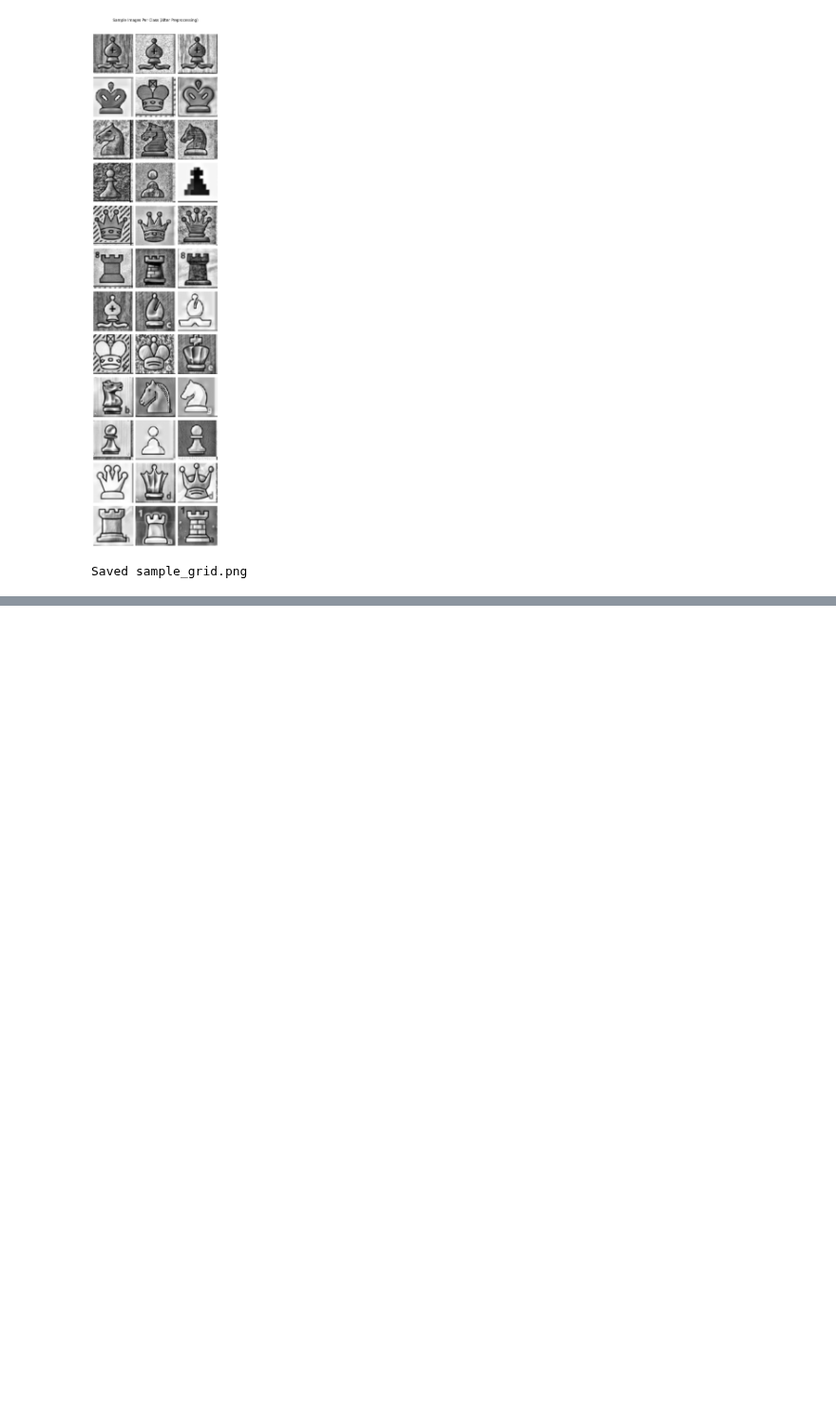
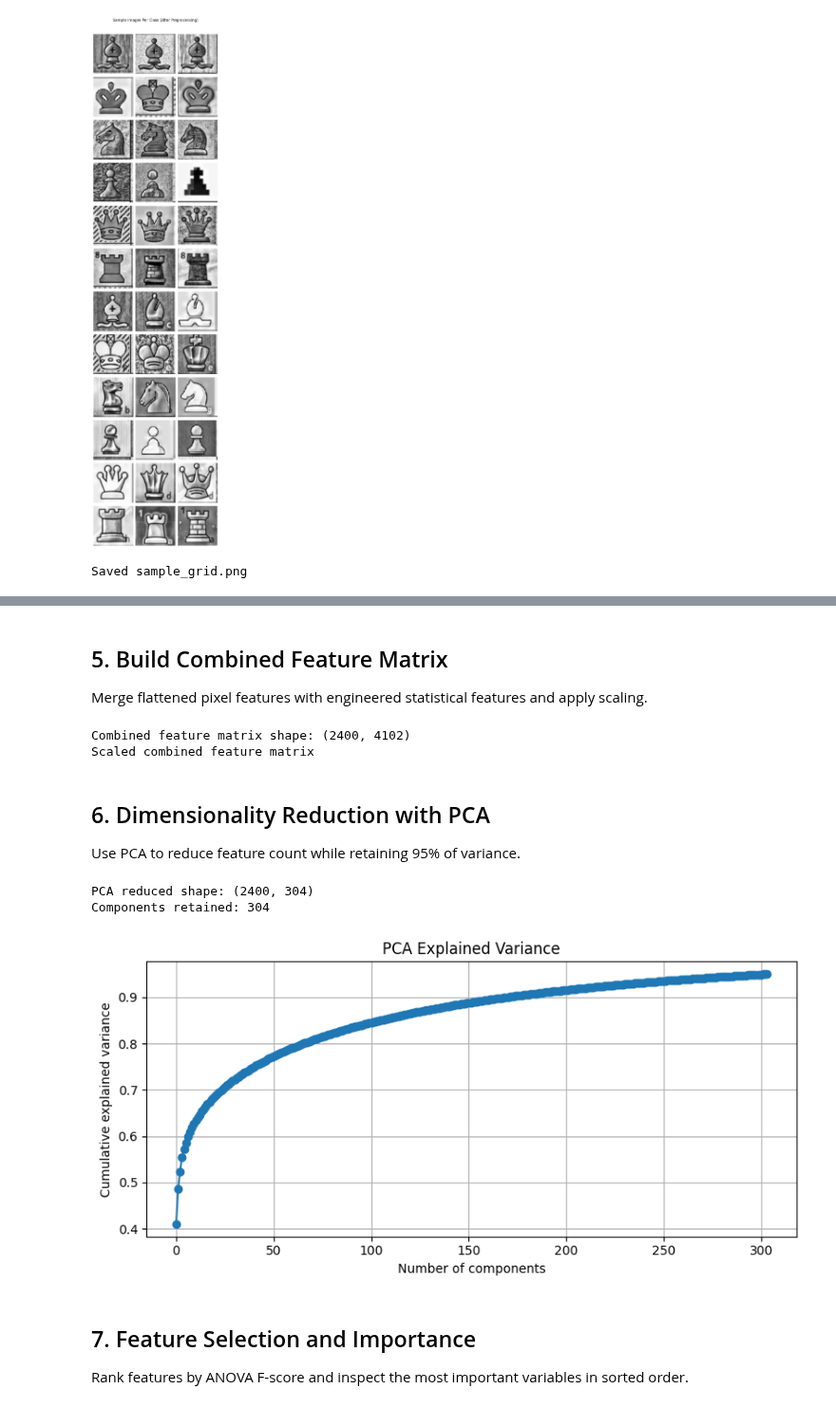
Before and after one commit to pavithrakm2004-git/chess-piece-classification, a Jupyter notebook: notebooks/01_data_understanding.ipynb, the cells around one changed output, grey strips where cells are left out. Shown at 95% size. Drawn from its saved outputs; the diff is of its cells as text; code cells hidden in the pictures; blank space fills up the shorter version.

```diff
--- a/notebooks/01_data_understanding.ipynb
+++ b/notebooks/01_data_understanding.ipynb
@@ -1,8 +1,7 @@
 # %%
 import os
 
-data_dir = r"C:\Users\User\OneDrive\Desktop\chess-piece-classifier\data\raw"
-
+data_dir = r"C:\Users\yadhu\Desktop\chess-piece\data\raw"
 print("=== CLASS AUDIT ===\n")
 total = 0
 for cls in sorted(os.listdir(data_dir)):
@@ -154,0 +284,13 @@ Saved sample_grid.png
+# %%
+# Label encode the derived color category
+color_encoder = LabelEncoder()
+feature_df['color_label'] = color_encoder.fit_transform(feature_df['color_category'])
+print('Color mapping:', dict(zip(color_encoder.classes_, color_encoder.transform(color_encoder.classes_))))
+
+# One-hot encode the same categorical feature
+color_onehot = pd.get_dummies(feature_df['color_category'], prefix='color')
+print('\nOne-hot encoded columns:', list(color_onehot.columns))
+
+feature_df = pd.concat([feature_df, color_onehot], axis=1)
+feature_df.drop(columns=['color_category'], inplace=True)
+feature_df.head(5)
@@ -154,0 +307,43 @@ Saved sample_grid.png
+# %% [markdown]
+## 5. Build Combined Feature Matrix
+Merge flattened pixel features with engineered statistical features and apply scaling.
+# %%
+engineered_features = feature_df[['mean_intensity', 'std_intensity', 'edge_strength', 'color_label']].to_numpy()
+X_combined = np.hstack([X_flat, engineered_features, color_onehot.to_numpy()])
+print(f"Combined feature matrix shape: {X_combined.shape}")
+
+scaler = StandardScaler()
+X_scaled = scaler.fit_transform(X_combined)
+print('Scaled combined feature matrix')
+# %% [output]
+Combined feature matrix shape: (2400, 4102)
+Scaled combined feature matrix
+# %% [markdown]
+## 6. Dimensionality Reduction with PCA
+Use PCA to reduce feature count while retaining 95% of variance.
+# %%
+output_dir = Path(r"C:\Users\yadhu\Desktop\chess-piece\data")
+output_dir.mkdir(parents=True, exist_ok=True)
+
+pca = PCA(n_components=0.95, svd_solver='full', random_state=42)
+X_pca = pca.fit_transform(X_scaled)
+
+print(f"PCA reduced shape: {X_pca.shape}")
+print(f"Components retained: {pca.n_components_}")
+
+plt.figure(figsize=(8, 4))
+plt.plot(np.cumsum(pca.explained_variance_ratio_), marker='o')
+plt.xlabel('Number of components')
+plt.ylabel('Cumulative explained variance')
+plt.title('PCA Explained Variance')
+plt.grid(True)
+plt.tight_layout()
+plt.savefig(output_dir / 'pca_explained_variance.png', dpi=150)
+plt.show()
+# %% [output]
+PCA reduced shape: (2400, 304)
+Components retained: 304
+[figure, added]
+# %% [markdown]
+## 7. Feature Selection and Importance
+Rank features by ANOVA F-score and inspect the most important variables in sorted order.
```
Also changed, not shown: parts of 23 cells of this notebook.
